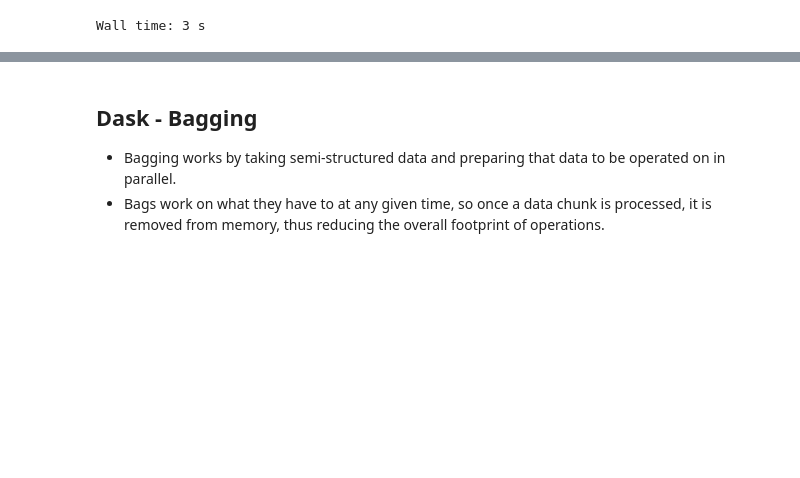
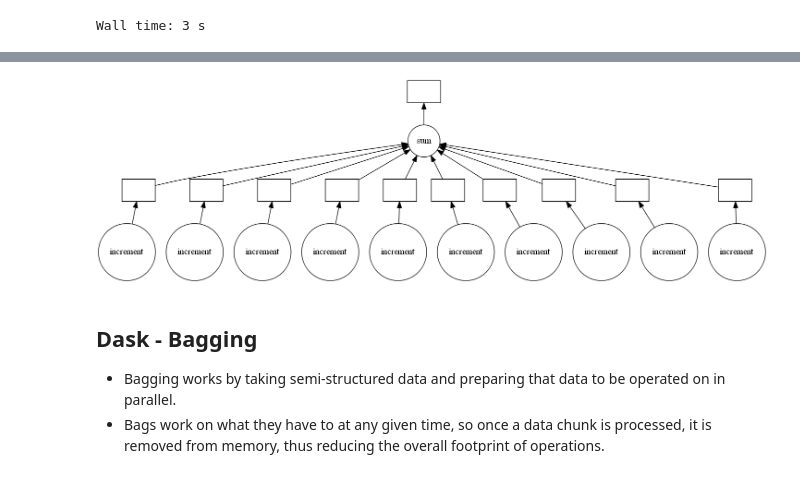
Before and after one commit to MatACENET/Dask-Tutorial, a Jupyter notebook: ACENET -- Dask.ipynb, the cells around one changed output, grey strips where cells are left out. Drawn from its saved outputs; the diff is of its cells as text; code cells hidden in the pictures; blank space fills up the shorter version.

```diff
--- a/ACENET -- Dask.ipynb
+++ b/ACENET -- Dask.ipynb
@@ -40,0 +102,4 @@ iris_classes = iris_data.target
+# %%
+i = 0
+# %%
+i += 1
@@ -124,0 +210,11 @@ RuntimeError: Drawing dask graphs requires the `graphviz` python library and the
+# %%
+%%time
+output = []
+
+for i in range(10):
+    j = increment(i)
+    output.append(j)
+
+total = sum(output)
+
+print(total)
@@ -124,0 +226,12 @@ RuntimeError: Drawing dask graphs requires the `graphviz` python library and the
+# %%
+%%time
+output = []
+
+for i in range(10):
+    j = delayed(increment)(i)
+    output.append(j)
+
+total = delayed(sum)(output)
+
+total.compute()
+print(total)
@@ -125,3 +241,7 @@ RuntimeError: Drawing dask graphs requires the `graphviz` python library and the
+# %%
+total.visualize()
+# %% [output]
+[figure, added]
 # %% [markdown]
 ## Dask - Bagging
 
```
Also changed, not shown: parts of 32 cells of this notebook.
